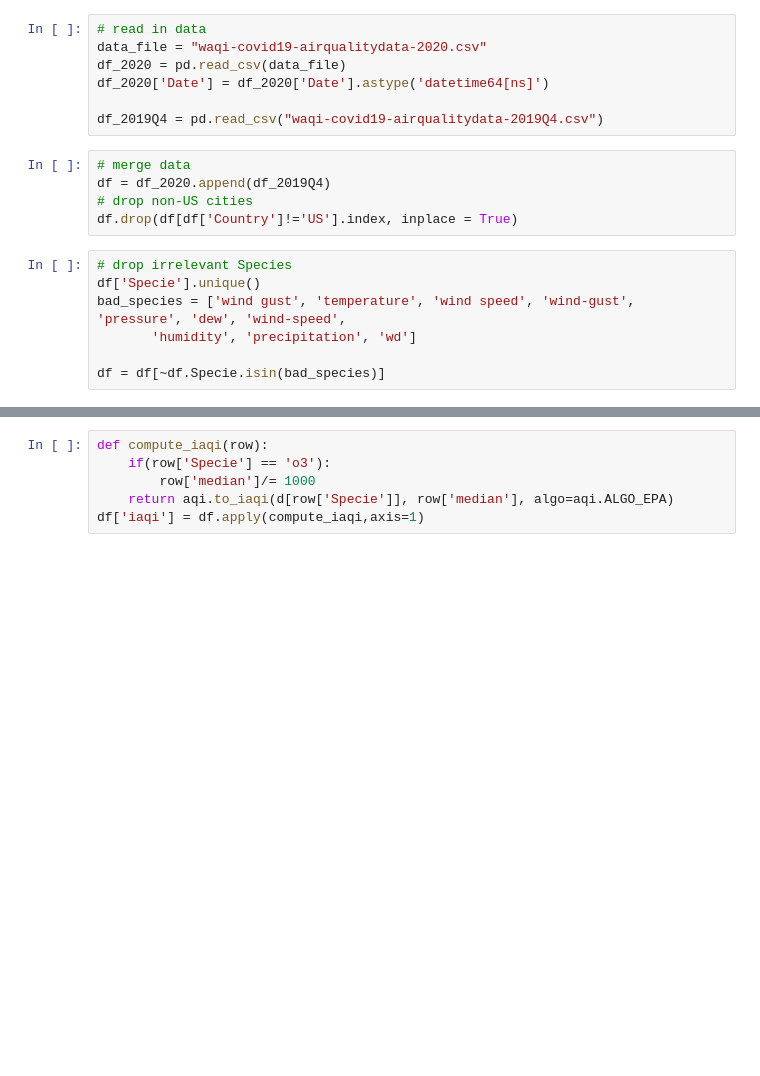
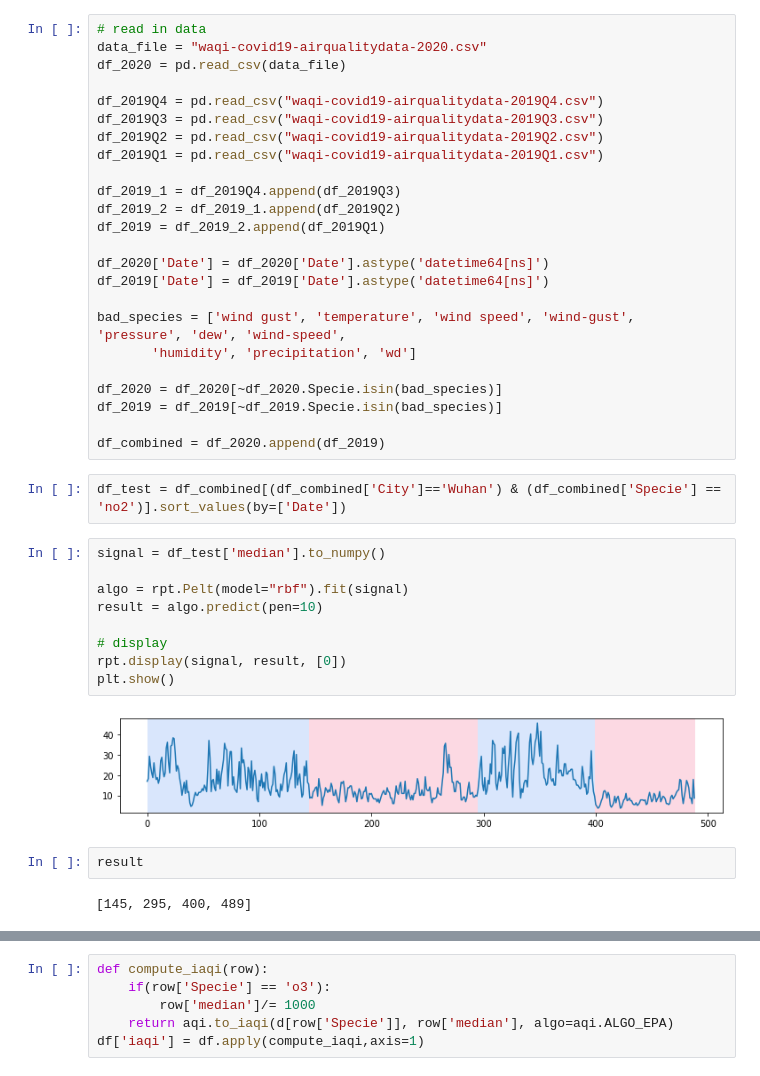
Before and after one commit to sherryxhu/Covid-Datafest-2020, a Jupyter notebook: EDA.ipynb, the cells around one changed output, grey strips where cells are left out. Saved outputs shown, nothing was run; the diff lists cells and outputs as text; blank space fills up the shorter version.

```diff
--- a/EDA.ipynb
+++ b/EDA.ipynb
@@ -5,22 +7,44 @@ import aqi as aqi
-# %%
-# read in data
-data_file = "waqi-covid19-airqualitydata-2020.csv"
-df_2020 = pd.read_csv(data_file)
-df_2020['Date'] = df_2020['Date'].astype('datetime64[ns]')
-
-df_2019Q4 = pd.read_csv("waqi-covid19-airqualitydata-2019Q4.csv")
-# %%
-# merge data
-df = df_2020.append(df_2019Q4)
-# drop non-US cities
-df.drop(df[df['Country']!='US'].index, inplace = True)
-# %%
-# drop irrelevant Species
-df['Specie'].unique()
-bad_species = ['wind gust', 'temperature', 'wind speed', 'wind-gust', 'pressure', 'dew', 'wind-speed',
-       'humidity', 'precipitation', 'wd']
-
-df = df[~df.Specie.isin(bad_species)]
+# %%
+# read in data
+data_file = "waqi-covid19-airqualitydata-2020.csv"
+df_2020 = pd.read_csv(data_file)
+
+df_2019Q4 = pd.read_csv("waqi-covid19-airqualitydata-2019Q4.csv")
+df_2019Q3 = pd.read_csv("waqi-covid19-airqualitydata-2019Q3.csv")
+df_2019Q2 = pd.read_csv("waqi-covid19-airqualitydata-2019Q2.csv")
+df_2019Q1 = pd.read_csv("waqi-covid19-airqualitydata-2019Q1.csv")
+
+df_2019_1 = df_2019Q4.append(df_2019Q3)
+df_2019_2 = df_2019_1.append(df_2019Q2)
+df_2019 = df_2019_2.append(df_2019Q1)
+
+df_2020['Date'] = df_2020['Date'].astype('datetime64[ns]')
+df_2019['Date'] = df_2019['Date'].astype('datetime64[ns]')
+
+bad_species = ['wind gust', 'temperature', 'wind speed', 'wind-gust', 'pressure', 'dew', 'wind-speed',
+       'humidity', 'precipitation', 'wd']
+
+df_2020 = df_2020[~df_2020.Specie.isin(bad_species)]
+df_2019 = df_2019[~df_2019.Specie.isin(bad_species)]
+
+df_combined = df_2020.append(df_2019)
+# %%
+df_test = df_combined[(df_combined['City']=='Wuhan') & (df_combined['Specie'] == 'no2')].sort_values(by=['Date'])
+# %%
+signal = df_test['median'].to_numpy()
+
+algo = rpt.Pelt(model="rbf").fit(signal)
+result = algo.predict(pen=10)
+
+# display
+rpt.display(signal, result, [0])
+plt.show()
+# %% [output]
+[figure, added]
+# %%
+result
+# %% [output]
+[145, 295, 400, 489]
 # %%
 # for purpose of using aqi package
 d = {}
```
Also changed, not shown: parts of 6 cells of this notebook, 2 other files.
